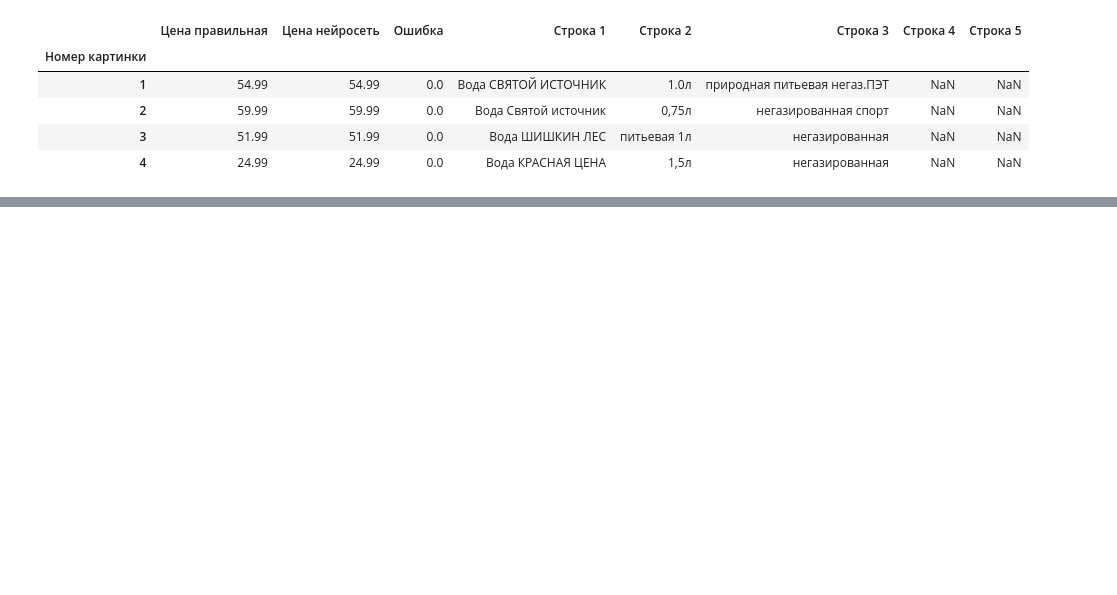
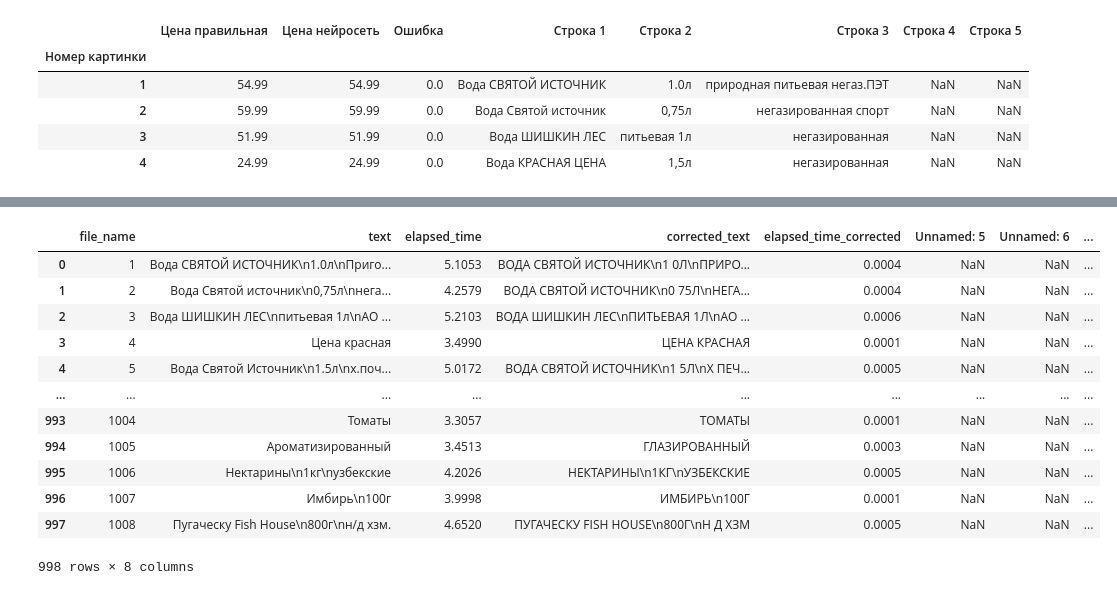
Before and after one commit to pauchai/llm_vision_ocr_experiments, a Jupyter notebook: notebooks/words_generation.ipynb, the cells around one changed output, grey strips where cells are left out. Drawn from its saved outputs; the diff is of its cells as text; code cells hidden in the pictures; blank space fills up the shorter version.

```diff
--- a/notebooks/words_generation.ipynb
+++ b/notebooks/words_generation.ipynb
@@ -96,0 +175,18 @@ new_df.to_csv('/home/jovyan/work/words.txt', index=False, encoding='utf-8', head
+# %%
+results_df = pd.read_excel('results.xlsx')
+# %%
+results_df
+# %% [output]
+|  | file_name | text | elapsed_time | corrected_text | elapsed_time_corrected | Unnamed: 5 | Unnamed: 6 | ... |
+| 0 | 1 | Вода СВЯТОЙ ИСТОЧНИК\n1.0л\nПриго... | 5.1053 | ВОДА СВЯТОЙ ИСТОЧНИК\n1 0Л\nПРИРО... | 0.0004 | NaN | NaN | ... |
+| 1 | 2 | Вода Святой источник\n0,75л\nнега... | 4.2579 | ВОДА СВЯТОЙ ИСТОЧНИК\n0 75Л\nНЕГА... | 0.0004 | NaN | NaN | ... |
+| 2 | 3 | Вода ШИШКИН ЛЕС\nпитьевая 1л\nАО ... | 5.2103 | ВОДА ШИШКИН ЛЕС\nПИТЬЕВАЯ 1Л\nАО ... | 0.0006 | NaN | NaN | ... |
+| 3 | 4 | Цена красная | 3.4990 | ЦЕНА КРАСНАЯ | 0.0001 | NaN | NaN | ... |
+| 4 | 5 | Вода Святой Источник\n1.5л\nх.поч... | 5.0172 | ВОДА СВЯТОЙ ИСТОЧНИК\n1 5Л\nХ ПЕЧ... | 0.0005 | NaN | NaN | ... |
+| ... | ... | ... | ... | ... | ... | ... | ... | ... |
+| 993 | 1004 | Томаты | 3.3057 | ТОМАТЫ | 0.0001 | NaN | NaN | ... |
+| 994 | 1005 | Ароматизированный | 3.4513 | ГЛАЗИРОВАННЫЙ | 0.0003 | NaN | NaN | ... |
+| 995 | 1006 | Нектарины\n1кг\nузбекские | 4.2026 | НЕКТАРИНЫ\n1КГ\nУЗБЕКСКИЕ | 0.0005 | NaN | NaN | ... |
+| 996 | 1007 | Имбирь\n100г | 3.9998 | ИМБИРЬ\n100Г | 0.0001 | NaN | NaN | ... |
+| 997 | 1008 | Пугаческу Fish House\n800г\nн/д хзм. | 4.6520 | ПУГАЧЕСКУ FISH HOUSE\n800Г\nН Д ХЗМ | 0.0005 | NaN | NaN | ... |
+998 rows × 8 columns
```
Also changed, not shown: parts of 24 cells of this notebook, 4 other files.
